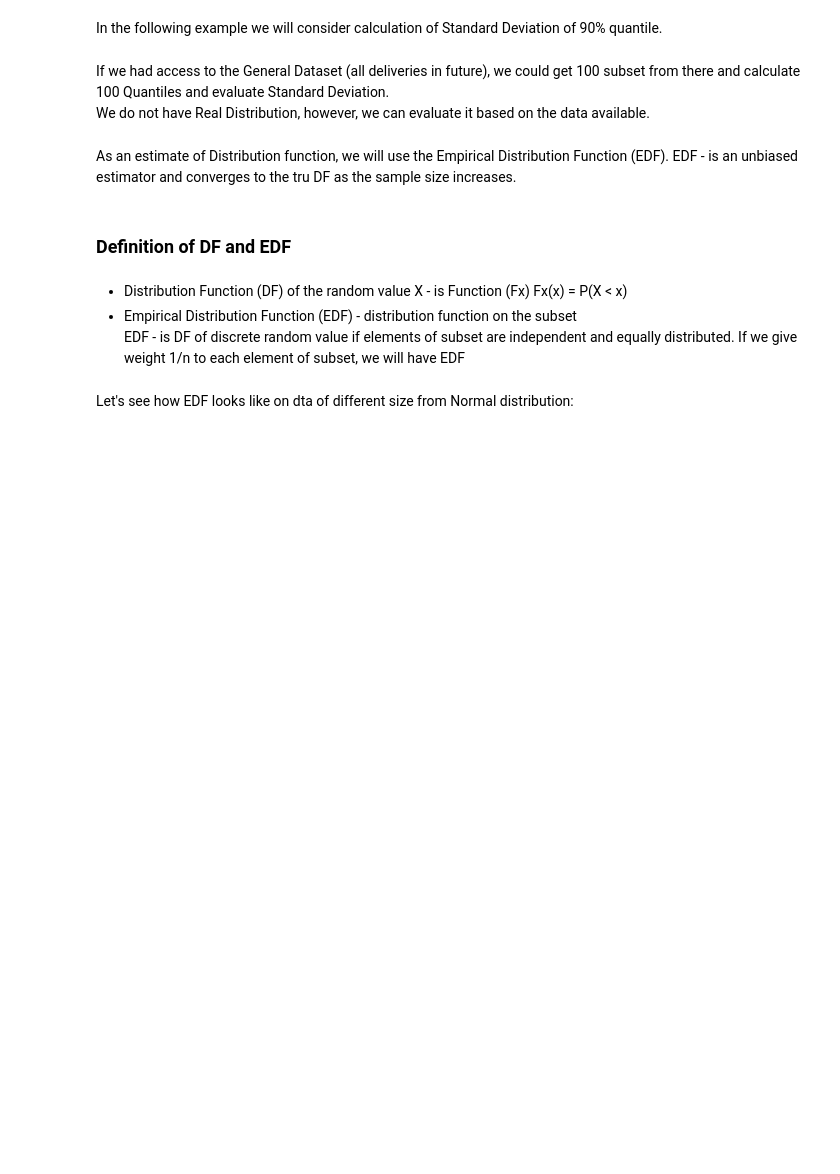
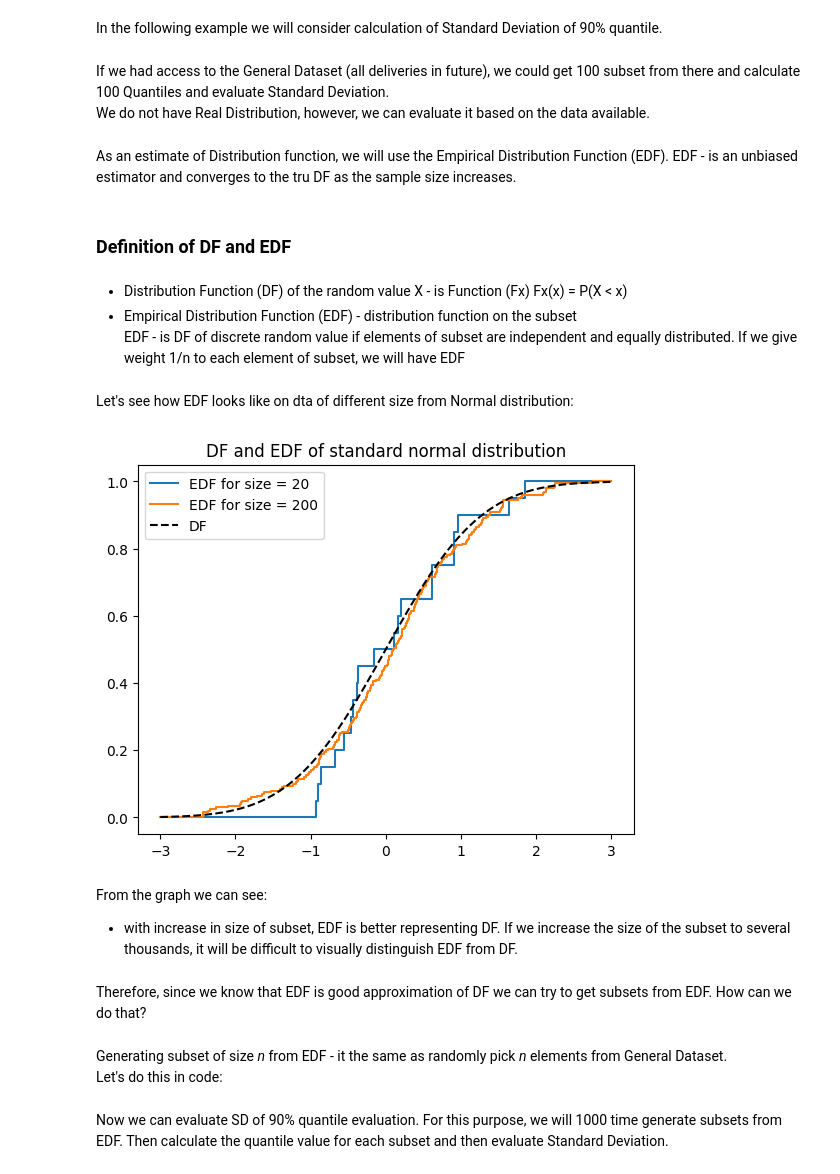
Before and after one commit to aleksei-balabukha-idf/ML_Simulator, a Jupyter notebook: 3_Middle/Churn_rate_2/Bootstrap_theory.ipynb, the cells around one changed output. Saved outputs shown, nothing was run; the diff lists cells and outputs as text; code cells hidden in the pictures; blank space fills up the shorter version.

```diff
--- a/3_Middle/Churn_rate_2/Bootstrap_theory.ipynb
+++ b/3_Middle/Churn_rate_2/Bootstrap_theory.ipynb
@@ -116,3 +116,28 @@ def plot_ecdf(values, label, xlim):
     X = [xlim[0]] + sum([[v, v] for v in X_], []) + [xlim[1]]
     Y = [0, 0] + sum([[v, v] for v in Y_], [])
     plt.plot(X, Y, label=label)
+# %%
+# generate data fir EDF:
+for size in [20, 200]:
+    values = np.random.normal(size=size)
+    # plot EDF:
+    plot_ecdf(values, f'EDF for size = {size}', [-3, 3])
+
+# generate data for DF:
+X = np.linspace(-3, 3, 1000)
+Y = stats.norm.cdf(X)
+# vis:
+plt.plot(X, Y, '--', color='k', label='DF') # DF
+plt.title('DF and EDF of standard normal distribution')
+plt.legend()
+plt.show()
+# %% [output]
+[figure, added]
+# %% [markdown]
+From the graph we can see:
+- with increase in size of subset, EDF is better representing DF. If we increase the size of the subset to several thousands, it will be difficult to visually distinguish EDF from DF.
+# %% [markdown]
+Therefore, since we know that EDF is good approximation of DF we can try to get subsets from EDF. How can we do that?
+# %% [markdown]
+Generating subset of size *n* from EDF - it the same as randomly pick *n* elements from General Dataset.
+Let's do this in code:
@@ -118,0 +146,2 @@ def plot_ecdf(values, label, xlim):
+# %% [markdown]
+Now we can evaluate SD of 90% quantile evaluation. For this purpose, we will 1000 time generate subsets from EDF. Then calculate the quantile value for each subset and then evaluate Standard Deviation.
```
Also changed, not shown: parts of 3 cells of this notebook.
